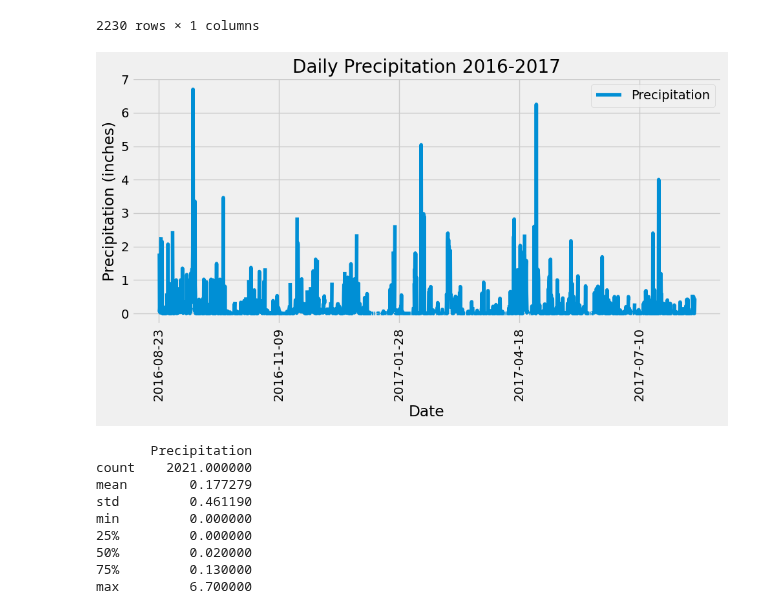
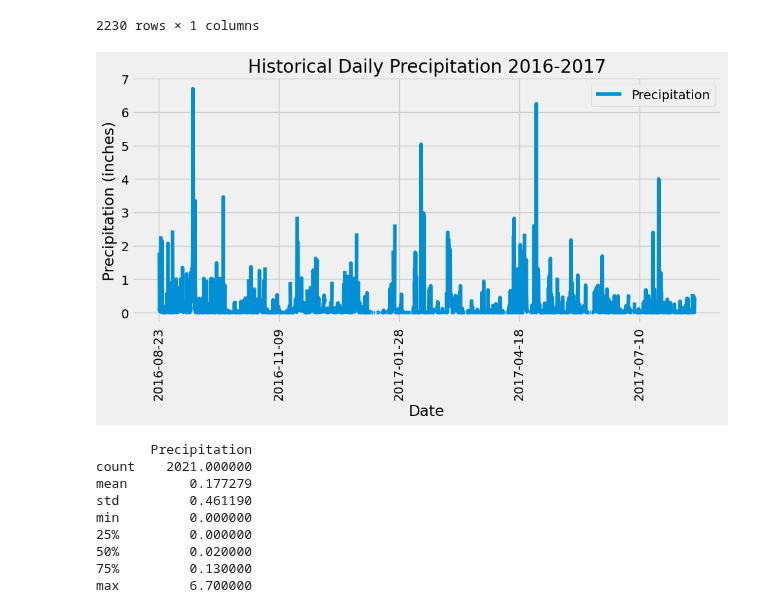
Before and after one commit to wallago-caite/sqlalchemy-challenge, a Jupyter notebook: SurfsUp/climate_starter.ipynb, the cells around one changed output. Saved outputs shown, nothing was run; the diff lists cells and outputs as text; code cells hidden in the pictures.

Commit message:
finished and saved images to png in output folder

```diff
--- a/SurfsUp/climate_starter.ipynb
+++ b/SurfsUp/climate_starter.ipynb
@@ -98,12 +98,20 @@ datetime.date(2016, 8, 23)
 # %%
 # Perform a query to retrieve the data and precipitation scores
 date_and_precip_scores = []
-date_and_precip_scores = session.query(Measurement.date, Measurement.prcp).filter(Measurement.date >= one_year_prior_date).all()
+date_and_precip_scores = session.query(
+    Measurement.date,
+    Measurement.prcp
+).filter(
+    Measurement.date >= one_year_prior_date
+).all()
 #.all() required or it would be still be in form of a SQLAlchemy query object, not the actual data itself
 
 # Save the query results as a Pandas DataFrame. Explicitly set the column names
-df_precipitation = pd.DataFrame(date_and_precip_scores, columns = ['Date','Precipitation'])
-df_precipitation =df_precipitation.set_index('Date') #reset index
+df_precipitation = pd.DataFrame(date_and_precip_scores,
+                                columns = ['Date','Precipitation'])
+
+#reset the index to 'Date' Column
+df_precipitation =df_precipitation.set_index('Date')
 
 # Sort the dataframe by date
 df_precipitation = df_precipitation.sort_index(ascending=True)
@@ -126,35 +134,35 @@ display(df_precipitation)
 # %%
 # Use Pandas Plotting with Matplotlib to plot the data
 
 #Failed attempt 1-- raw plt.plot-- won't plot to 60 days
 # plt.plot(df_precipitation.index, # x-axis is the index not the ['Date'] column because Date is index
 #          df_precipitation['Precipitation'], #y-axis
 #          label = 'Precipitation'
 #         )
 # plt.title("Last Year's Precipitation")
 # plt.xlabel('Date')
 # plt.ylabel('Precipitation (inches)')
 
 # #set xticks monthly(ish)- every 60 days
 # tick_position = range(0, len(df_precipitation.index),60)
 # tick_label = df_precipitation.index[tick_position].strftime('%Y-%m-%d')
 # plt.xticks(tick_position,
 #            tick_label,
 #            rotation=90)
 
 fig, ax = plt.subplots(figsize=(10,6), tight_layout=True)
 df_precipitation.plot(ax = ax, #index is inherent to pandas
                       y='Precipitation',
                       label='Precipitation'
                      )
 plt.xlabel('Date')  # Assuming index represents dates
 plt.ylabel('Precipitation (inches)')
-plt.title('Daily Precipitation 2016-2017')
+plt.title('Historical Daily Precipitation 2016-2017')
 plt.xticks(rotation=90)  # Rotate x-axis labels for legibility
-plt.savefig(os.path.join(cwd,"prcp.png")
+plt.savefig(os.path.join(cwd,"./output/prcp.png"))
 plt.show()
 # %% [output]
-[figure, old version]
+[figure, new version]
 # %%
 # Use Pandas to calculate the summary statistics for the precipitation data
 df_precipitation.describe()
```
Also changed, not shown: parts of 5 cells of this notebook, 2 other files.
